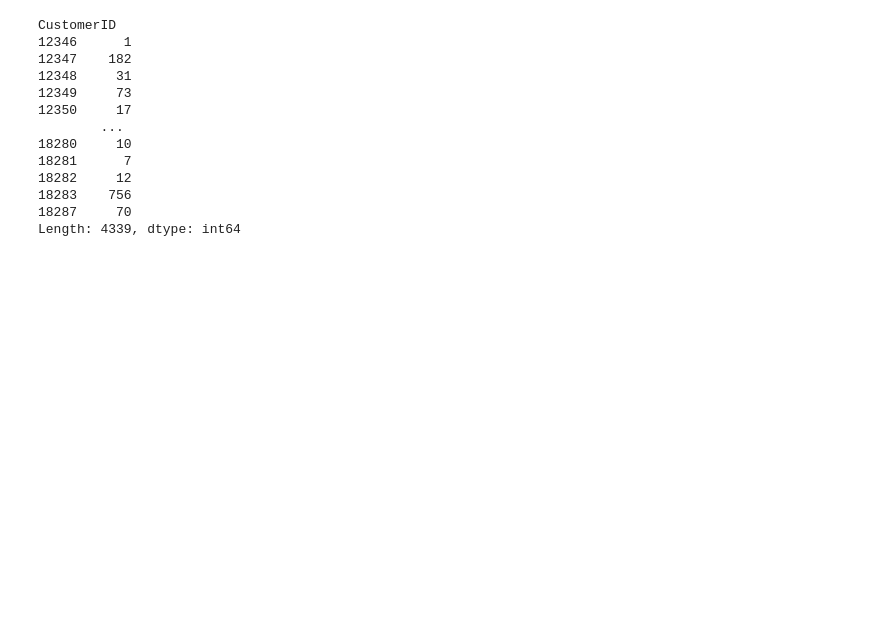
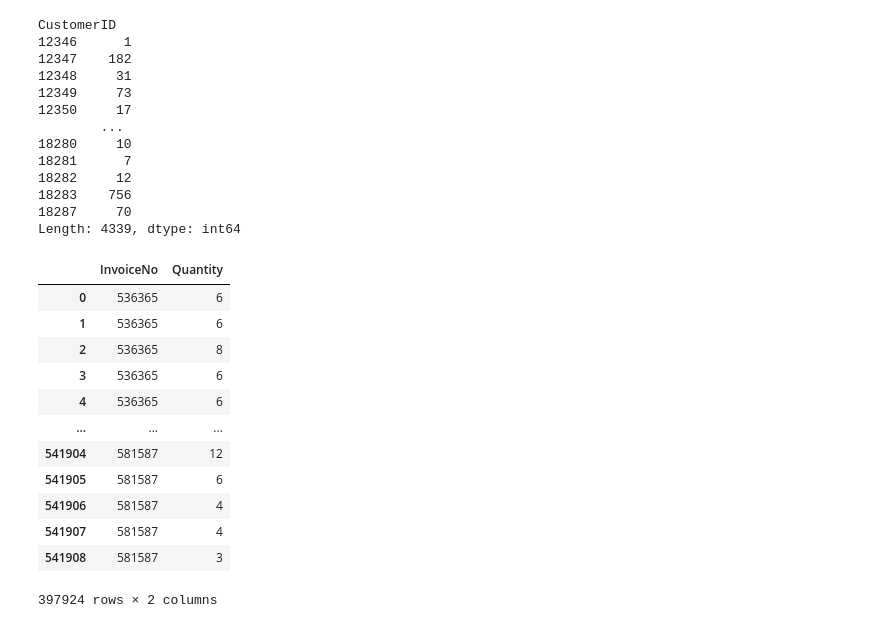
Before and after one commit to mietekdom/Data-Science, a Jupyter notebook: 01_knowledge/09_SQL.ipynb, the cells around one changed output. Cells and saved outputs as stored; diff of their text form; code cells hidden in the pictures; blank space fills up the shorter version.

```diff
--- a/01_knowledge/09_SQL.ipynb
+++ b/01_knowledge/09_SQL.ipynb
@@ -259,3 +259,19 @@ CustomerID
 18283    756
 18287     70
 Length: 4339, dtype: int64
+# %%
+retail[['InvoiceNo', 'Quantity']]
+# %% [output]
+|  | InvoiceNo | Quantity |
+| 0 | 536365 | 6 |
+| 1 | 536365 | 6 |
+| 2 | 536365 | 8 |
+| 3 | 536365 | 6 |
+| 4 | 536365 | 6 |
+| ... | ... | ... |
+| 541904 | 581587 | 12 |
+| 541905 | 581587 | 6 |
+| 541906 | 581587 | 4 |
+| 541907 | 581587 | 4 |
+| 541908 | 581587 | 3 |
+397924 rows × 2 columns
```
Also changed, not shown: parts of 2 cells of this notebook.
